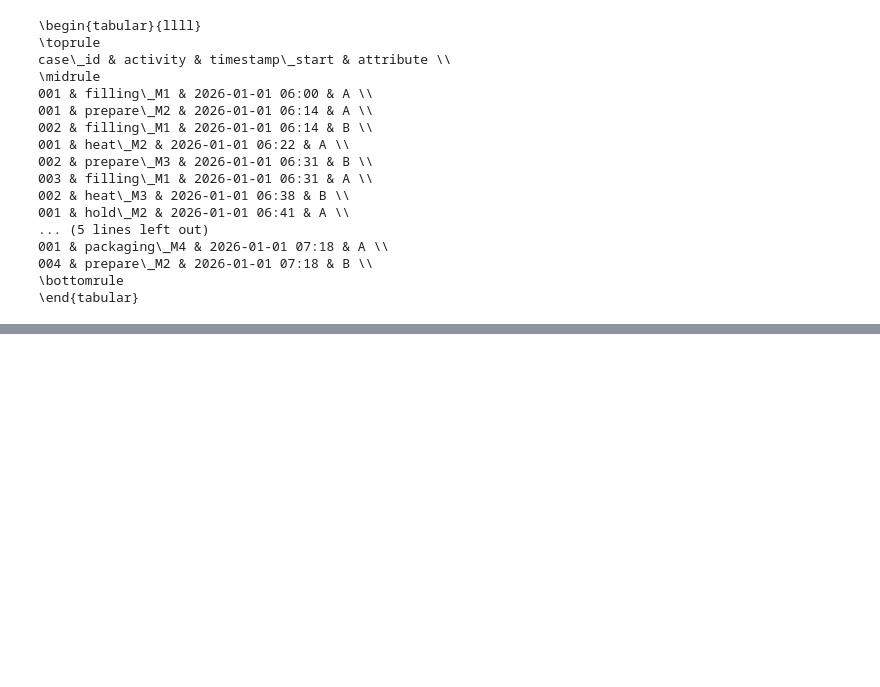
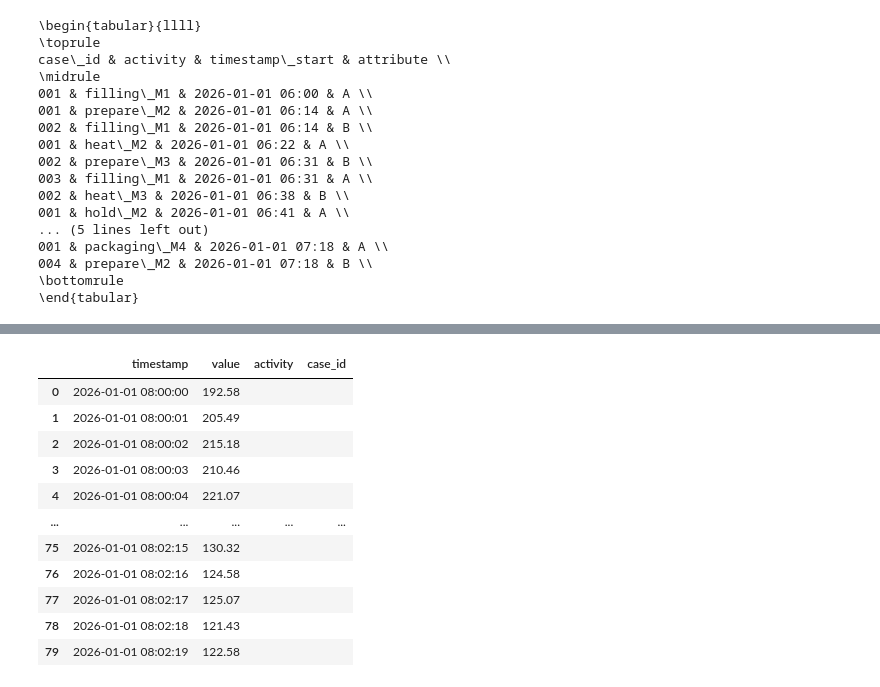
Before and after one commit to zapataunipaderborn/process_energy_demand_modelling, a Jupyter notebook: src/00_generate_process_0_autoclave_event_log.ipynb, the cells around one changed output, grey strips where cells are left out. Cells and saved outputs as stored; diff of their text form; code cells hidden in the pictures; blank space fills up the shorter version.

```diff
--- a/src/00_generate_process_0_autoclave_event_log.ipynb
+++ b/src/00_generate_process_0_autoclave_event_log.ipynb
@@ -928,3 +928,81 @@ case\_id & activity & timestamp\_start & attribute \\
 004 & prepare\_M2 & 2026-01-01 07:18 & B \\
 \bottomrule
 \end{tabular}
+# %%
+import pandas as pd
+import numpy as np
+
+# -----------------------------------
+# 1) Pick at least 2 activities
+# -----------------------------------
+machine_log = event_log[event_log["object_type"] == "machine_state"].copy()
+activities = machine_log["activity"].dropna().astype(str).unique().tolist()
+chosen_activities = activities[:2]
+
+print("Chosen activities:", chosen_activities)
+
+# -----------------------------------
+# 2) Create synthetic varying curves
+# -----------------------------------
+rows = []
+start_time = pd.Timestamp("2026-01-01 08:00:00")
+
+for i, act in enumerate(chosen_activities):
+    n_seconds = 60
+
+    timestamps = pd.date_range(
+        start=start_time + pd.Timedelta(minutes=2*i),
+        periods=n_seconds,
+        freq="1s"
+    )
+
+    t = np.arange(n_seconds)
+
+    # Values only in the hundreds, with clear variation
+    if i == 0:
+        values = (
+            180
+            + 35 * np.sin(t / 6)
+            + 18 * np.cos(t / 11)
+            + np.linspace(0, 40, n_seconds)
+            + np.random.normal(0, 4, n_seconds)
+        )
+    else:
+        values = (
+            140
+            + 28 * np.sin(t / 4)
+            + 12 * np.cos(t / 9)
+            + 30 * np.exp(-((t - 30) ** 2) / 180)
+            + np.random.normal(0, 3, n_seconds)
+        )
+
+    # keep values positive and in a nice range
+    values = np.clip(values, 100, 299.99)
+
+    tmp = pd.DataFrame({
+        "timestamp": timestamps,
+        "value": np.round(values, 2),
+        "activity": "",
+        "case_id": ""
+    })
+
+    rows.append(tmp)
+
+energy_curve_table = pd.concat(rows, ignore_index=True)
+
+display(energy_curve_table.head(80))
+
+# -----------------------------------
+# 3) Export to LaTeX
+# -----------------------------------
+latex_df = energy_curve_table.head(30).copy()
+latex_df["timestamp"] = latex_df["timestamp"].dt.strftime("%Y-%m-%d %H:%M:%S")
+latex_df["value"] = latex_df["value"].map(lambda x: f"{x:.2f}")
+latex_df.columns = [c.replace("_", r"\_") for c in latex_df.columns]
+
+for col in latex_df.select_dtypes(include=["object"]).columns:
+    latex_df[col] = latex_df[col].astype(str).str.replace("_", r"\_", regex=False)
+
+latex_table = latex_df.to_latex(index=False, escape=False)
+print(latex_table)
+# %% [output]
@@ -930,0 +1010,12 @@ case\_id & activity & timestamp\_start & attribute \\
+|  | timestamp | value | activity | case_id |
+| 0 | 2026-01-01 08:00:00 | 192.58 |  |  |
+| 1 | 2026-01-01 08:00:01 | 205.49 |  |  |
+| 2 | 2026-01-01 08:00:02 | 215.18 |  |  |
+| 3 | 2026-01-01 08:00:03 | 210.46 |  |  |
+| 4 | 2026-01-01 08:00:04 | 221.07 |  |  |
+| ... | ... | ... | ... | ... |
+| 75 | 2026-01-01 08:02:15 | 130.32 |  |  |
+| 76 | 2026-01-01 08:02:16 | 124.58 |  |  |
+| 77 | 2026-01-01 08:02:17 | 125.07 |  |  |
+| 78 | 2026-01-01 08:02:18 | 121.43 |  |  |
+| 79 | 2026-01-01 08:02:19 | 122.58 |  |  |
```
Also changed, not shown: parts of 2 cells of this notebook, 1 other file.
